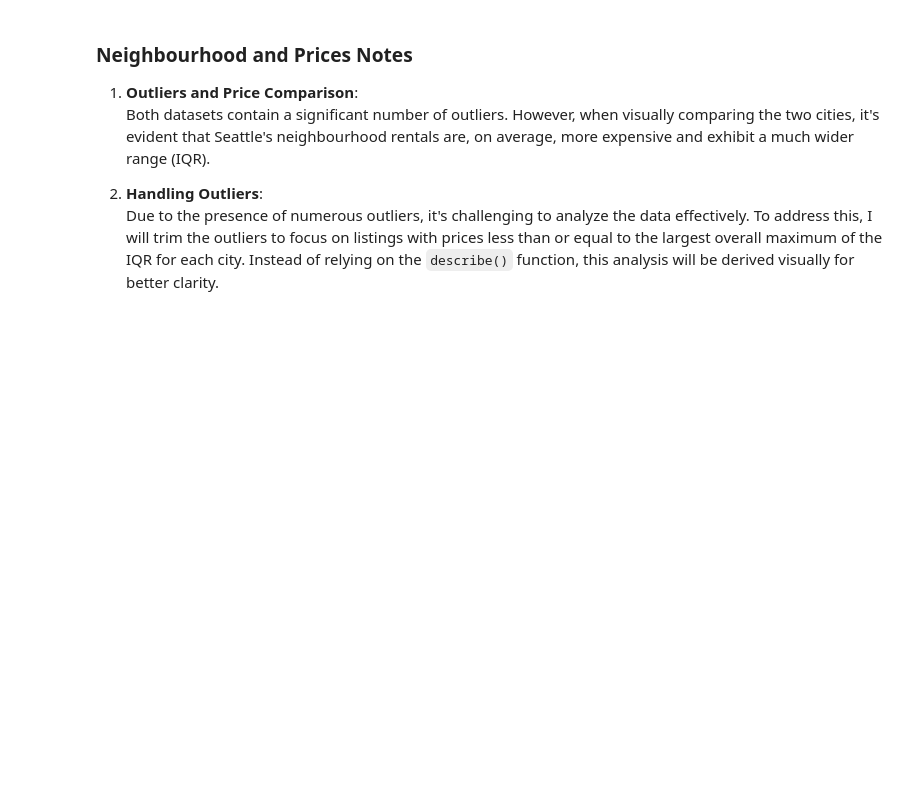
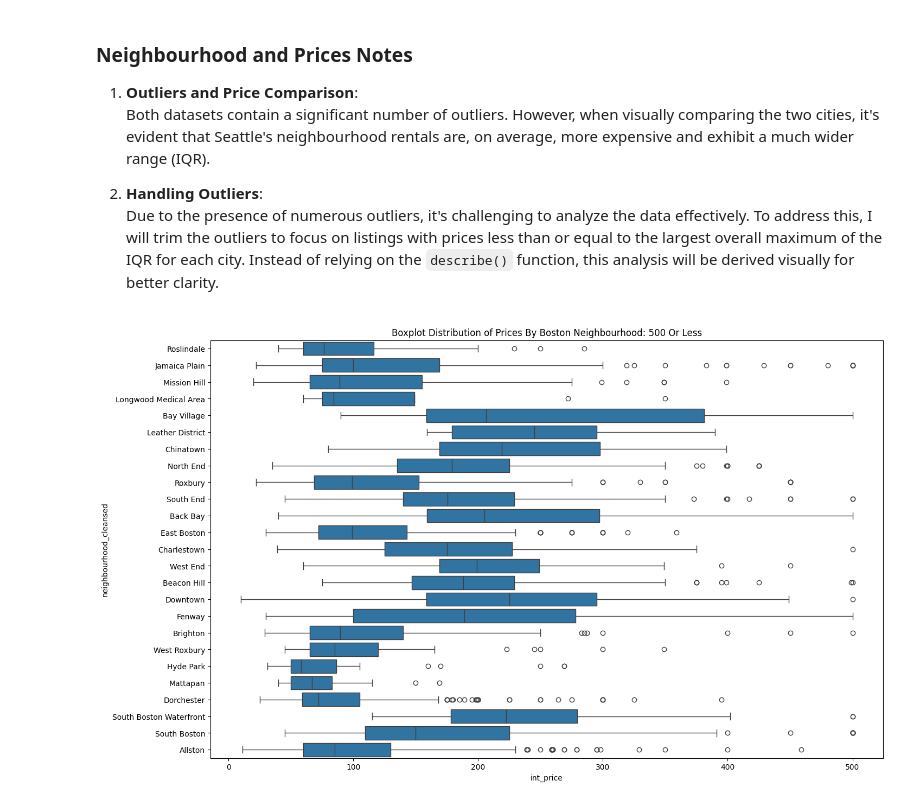
Before and after one commit to annahico/EDAs-Data_Analyst, a Jupyter notebook: Airbnb_Model/airbnb.ipynb, the cells around one changed output. Cells and saved outputs as stored; diff of their text form; code cells hidden in the pictures; blank space fills up the shorter version.

```diff
--- a/Airbnb_Model/airbnb.ipynb
+++ b/Airbnb_Model/airbnb.ipynb
@@ -221,6 +221,9 @@ boston_listings['price'].sort_values() #need to clean up the values before we ca
 879        $99.00
 2485      $999.00
 Name: price, Length: 3585, dtype: object
+# %%
+#Get rid of "," and convert to 'price' column to integer
+boston_listings['int_price'] = boston_listings['price'].map(lambda x: int(x[1:-3].replace(",","")))
 # %%
 def clean_price(df):
     '''
@@ -259,3 +262,17 @@ plt.title("Boxplot Distribution of Prices By Seattle Neighbourhood");
 
 2. **Handling Outliers**:
    Due to the presence of numerous outliers, it's challenging to analyze the data effectively. To address this, I will trim the outliers to focus on listings with prices less than or equal to the largest overall maximum of the IQR for each city. Instead of relying on the `describe()` function, this analysis will be derived visually for better clarity.
+# %%
+df = boston_listings
+df = clean_price(df)
+
+plt.rcParams['figure.figsize'] = [16, 10] #set figure size
+#Get rid of "," and convert to 'price' column to integer
+#boston_listings['int_price'] = boston_listings['price'].map(lambda x: int(x[1:-3].replace(",","")))
+
+sb.boxplot(x = 'int_price', y = 'neighbourhood_cleansed',
+           data = boston_listings[df['int_price'] <= 500])
+plt.title("Boxplot Distribution of Prices By Boston Neighbourhood: 500 Or Less")
+plt.savefig('Boxplot Distribution of Prices By Boston Neighbourhood.png');
+# %% [output]
+[figure, added]
```
Also changed, not shown: parts of 23 cells of this notebook, 3 other files.
